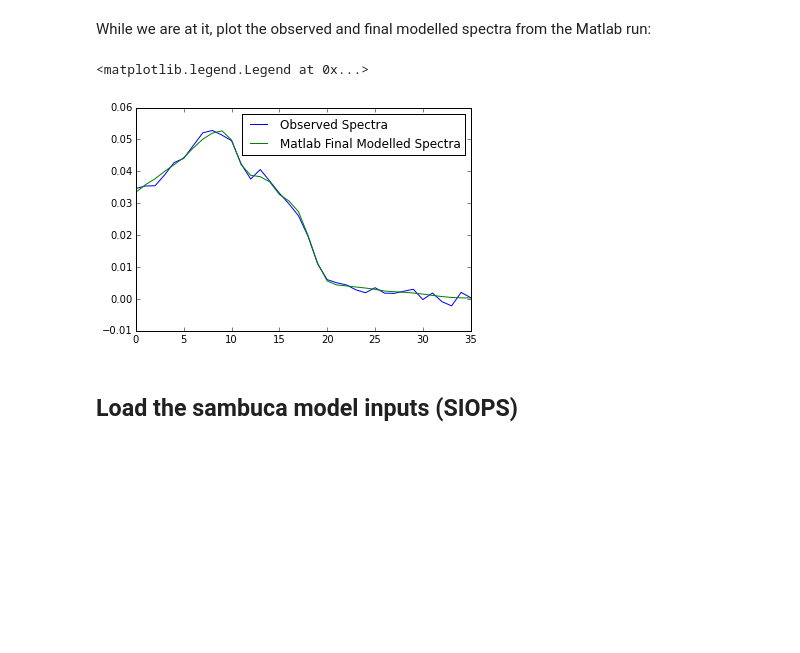
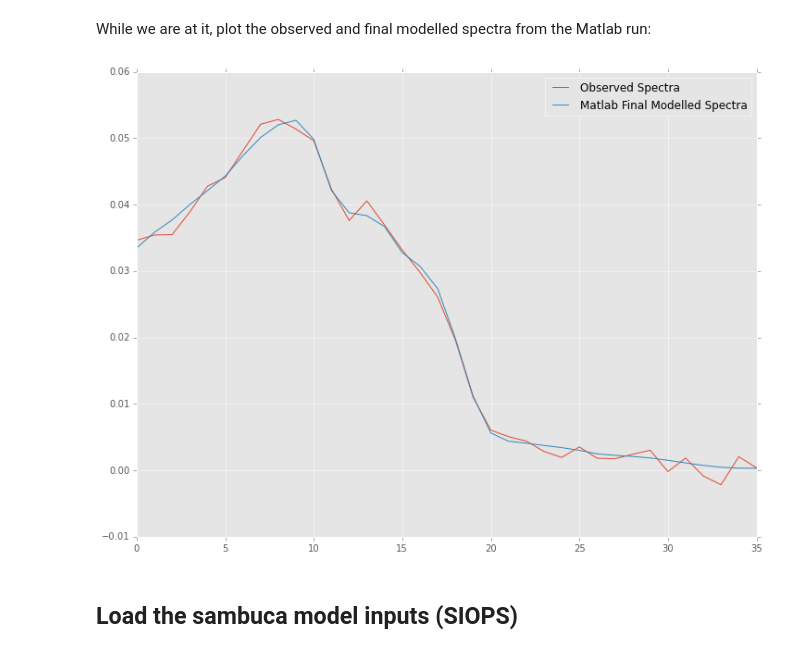
Before and after one commit to obarrilero/sambuca, a Jupyter notebook: reference/notebooks/Sambuca Minimisation Experiments.ipynb, the cells around one changed output. Cells and saved outputs as stored; diff of their text form; code cells hidden in the pictures; blank space fills up the shorter version.

Commit message:
updated the optimisation plots and noise

```diff
--- a/reference/notebooks/Sambuca Minimisation Experiments.ipynb
+++ b/reference/notebooks/Sambuca Minimisation Experiments.ipynb
@@ -7,9 +7,18 @@
 import numpy as np
 from scipy.optimize import minimize
 import sambuca as sb
-import pylab
+import matplotlib.pyplot as plt
 from pkg_resources import resource_filename
 from scipy.io import loadmat
+
+# set some controls on numpy formatting
+# 5 decimal places, suppress scientific notation
+np.set_printoptions(precision=5, suppress=True)
+
+# set the matplotlib style to emulate ggplot2 from R
+plt.style.use('ggplot')
+plot_width = 12
+plot_height = plot_width * 3/4
 # %% [markdown]
 ##Load the matlab reference data:
 # %%
@@ -44,12 +51,13 @@ While we are at it, plot the observed and final modelled spectra from the Matlab
 # %%
 obs_spectra = data['observed_spectra']
 mdl_spectra = data['modelled_spectra']
-pylab.plot(obs_spectra, label='Observed Spectra')
-pylab.plot(mdl_spectra, label='Matlab Final Modelled Spectra')
-pylab.legend(loc='upper right')
+plt.figure(figsize=(plot_width, plot_height))
+plt.plot(obs_spectra, label='Observed Spectra')
+plt.plot(mdl_spectra, label='Matlab Final Modelled Spectra')
+plt.legend(loc='upper right')
+plt.show()
 # %% [output]
-<matplotlib.legend.Legend at 0x...>
-[figure, old version]
+[figure, new version]
 # %% [markdown]
 ## Load the sambuca model inputs (SIOPS)
 # %%
```
Also changed, not shown: parts of 10 cells of this notebook.
